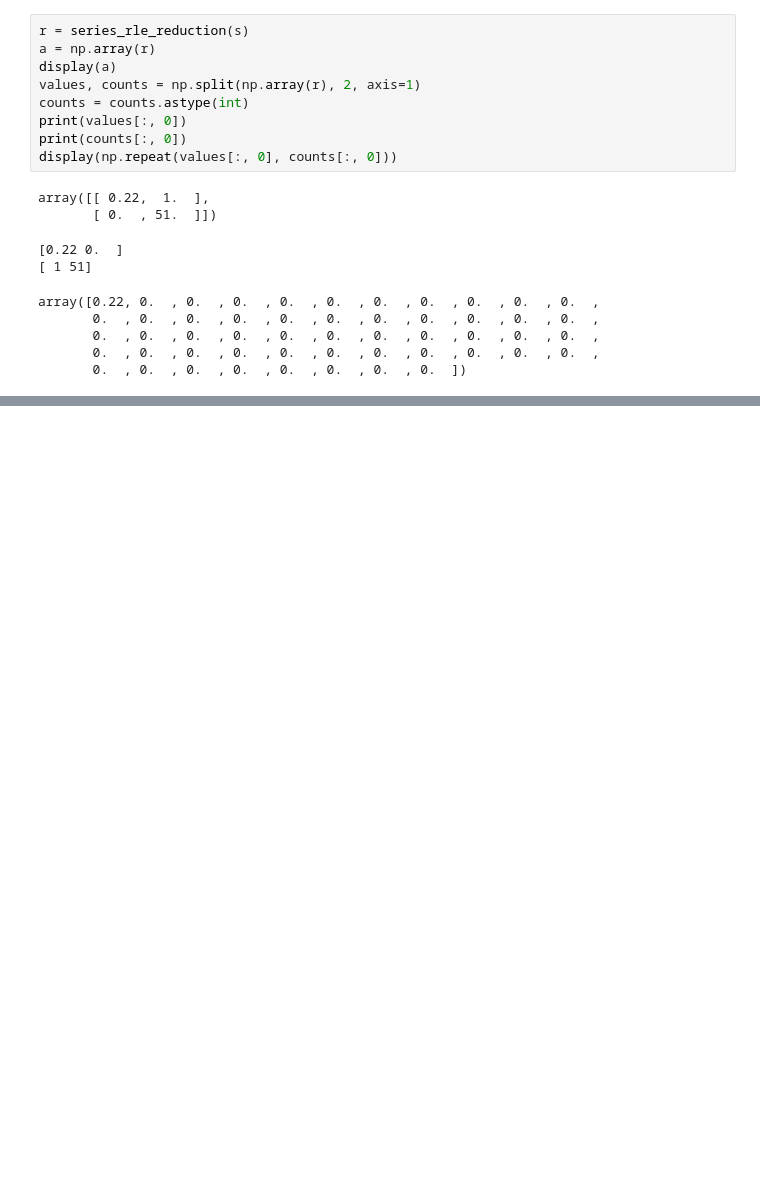
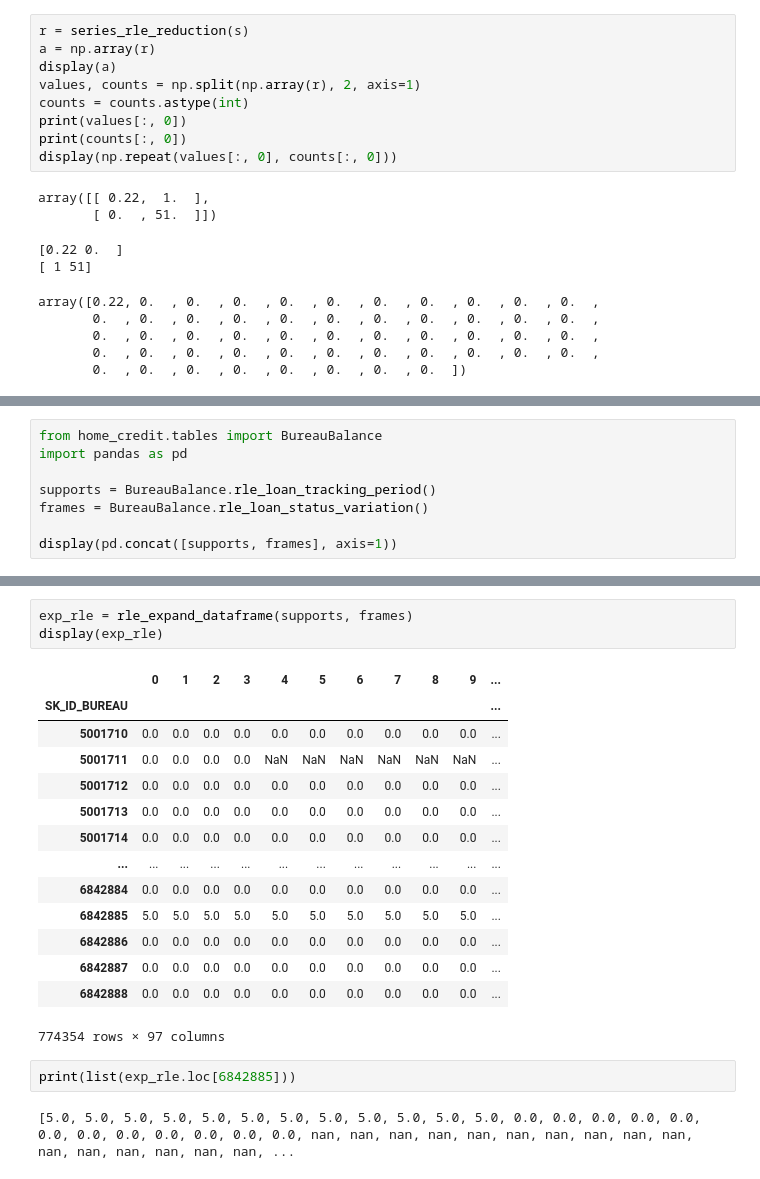
Before and after one commit to Franck-PepperLabs/pepper_credit_scoring_tool, a Jupyter notebook: notebooks/_lib/pepper/rle.ipynb, the cells around one changed output, grey strips where cells are left out. Saved outputs shown, nothing was run; the diff lists cells and outputs as text; blank space fills up the shorter version.

```diff
--- a/notebooks/_lib/pepper/rle.ipynb
+++ b/notebooks/_lib/pepper/rle.ipynb
@@ -377,0 +661,8 @@ print(result_values)
+# %%
+from home_credit.tables import BureauBalance
+import pandas as pd
+
+supports = BureauBalance.rle_loan_tracking_period()
+frames = BureauBalance.rle_loan_status_variation()
+
+display(pd.concat([supports, frames], axis=1))
@@ -377,0 +684,22 @@ print(result_values)
+# %%
+exp_rle = rle_expand_dataframe(supports, frames)
+display(exp_rle)
+# %% [output]
+|  | 0 | 1 | 2 | 3 | 4 | 5 | 6 | 7 | 8 | 9 | ... |
+| SK_ID_BUREAU |  |  |  |  |  |  |  |  |  |  | ... |
+| 5001710 | 0.0 | 0.0 | 0.0 | 0.0 | 0.0 | 0.0 | 0.0 | 0.0 | 0.0 | 0.0 | ... |
+| 5001711 | 0.0 | 0.0 | 0.0 | 0.0 | NaN | NaN | NaN | NaN | NaN | NaN | ... |
+| 5001712 | 0.0 | 0.0 | 0.0 | 0.0 | 0.0 | 0.0 | 0.0 | 0.0 | 0.0 | 0.0 | ... |
+| 5001713 | 0.0 | 0.0 | 0.0 | 0.0 | 0.0 | 0.0 | 0.0 | 0.0 | 0.0 | 0.0 | ... |
+| 5001714 | 0.0 | 0.0 | 0.0 | 0.0 | 0.0 | 0.0 | 0.0 | 0.0 | 0.0 | 0.0 | ... |
+| ... | ... | ... | ... | ... | ... | ... | ... | ... | ... | ... | ... |
+| 6842884 | 0.0 | 0.0 | 0.0 | 0.0 | 0.0 | 0.0 | 0.0 | 0.0 | 0.0 | 0.0 | ... |
+| 6842885 | 5.0 | 5.0 | 5.0 | 5.0 | 5.0 | 5.0 | 5.0 | 5.0 | 5.0 | 5.0 | ... |
+| 6842886 | 0.0 | 0.0 | 0.0 | 0.0 | 0.0 | 0.0 | 0.0 | 0.0 | 0.0 | 0.0 | ... |
+| 6842887 | 0.0 | 0.0 | 0.0 | 0.0 | 0.0 | 0.0 | 0.0 | 0.0 | 0.0 | 0.0 | ... |
+| 6842888 | 0.0 | 0.0 | 0.0 | 0.0 | 0.0 | 0.0 | 0.0 | 0.0 | 0.0 | 0.0 | ... |
+774354 rows × 97 columns
+# %%
+print(list(exp_rle.loc[6842885]))
+# %% [output]
+[5.0, 5.0, 5.0, 5.0, 5.0, 5.0, 5.0, 5.0, 5.0, 5.0, 5.0, 5.0, 0.0, 0.0, 0.0, 0.0, 0.0, 0.0, 0.0, 0.0, 0.0, 0.0, 0.0, 0.0, nan, nan, nan, nan, nan, nan, nan, nan, nan, nan, nan, nan, nan, nan, nan, nan, ...
```
Also changed, not shown: parts of 78 cells of this notebook, 4 other files.
